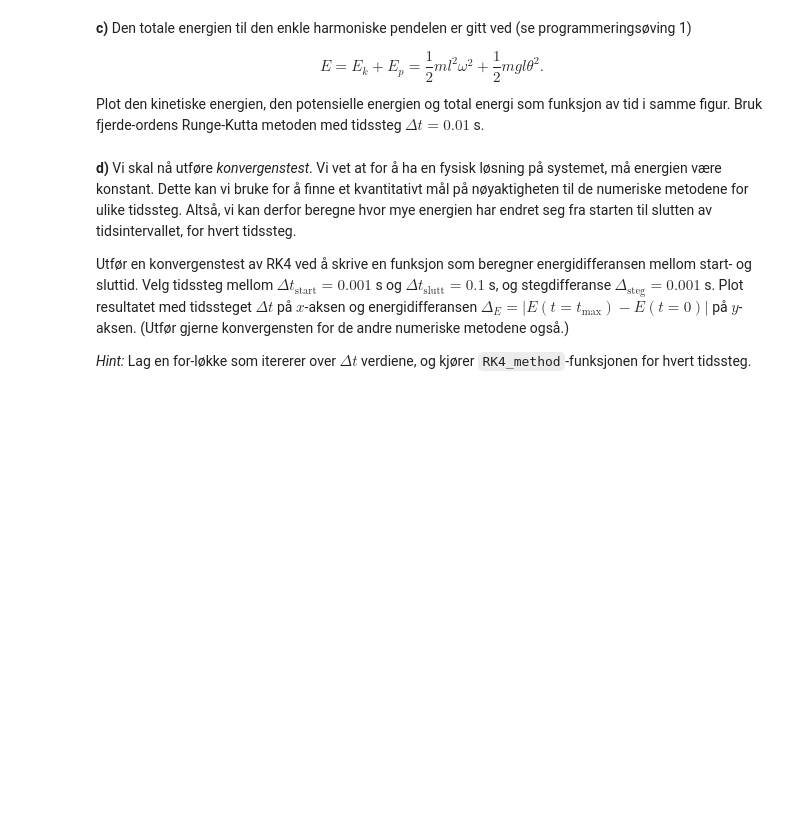
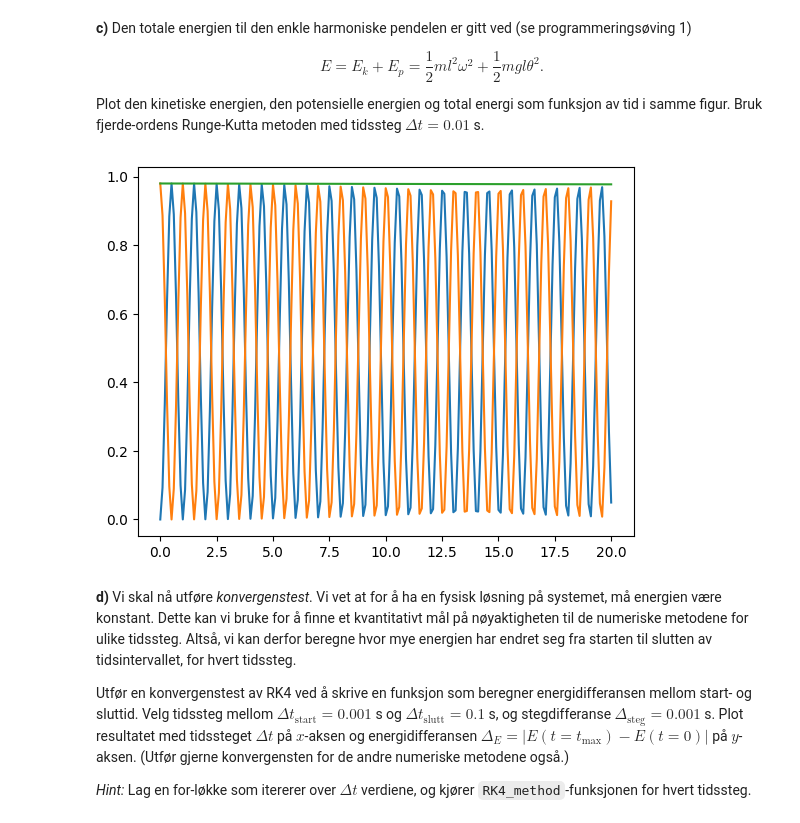
Before and after one commit to villi02/TFY4163-Bolgefysikk-og-fluidmekanikk, a Jupyter notebook: Oving3.ipynb, the cells around one changed output. Cells and saved outputs as stored; diff of their text form; code cells hidden in the pictures; blank space fills up the shorter version.

```diff
--- a/Oving3.ipynb
+++ b/Oving3.ipynb
@@ -220,3 +218,25 @@ Plot den kinetiske energien, den potensielle energien og total energi som funksj
+# %%
+# SKRIV KODE HER
+def E_K(m, l, w):
+    return 0.5 * m * (l**2) * (w**2)
+
+def E_P(m, g, l, theta):
+    return 0.5 * m * g * l * theta**2
+
+def E_T(m, l, g, w, theta):
+    return E_K(m, l, w) + E_P(m, g, l, theta)
+# %%
+
+
+E_KIN = E_K(m, l, RK4_w)
+E_POT = E_P(m, g, l, RK4_theta)
+E_TOT = E_T(m, l, g, RK4_w, RK4_theta)
+plt.plot(RK4_t,E_KIN)
+plt.plot(RK4_t, E_POT)
+plt.plot(RK4_t, E_TOT)
+plt.show()
+# %% [output]
+[figure, added]
 # %% [markdown]
 **d)** Vi skal nå utføre *konvergenstest*. Vi vet at for å ha en fysisk løsning på systemet, må energien være konstant. Dette kan vi bruke for å finne et kvantitativt mål på nøyaktigheten til de numeriske metodene for ulike tidssteg. Altså, vi kan derfor beregne hvor mye energien har endret seg fra starten til slutten av tidsintervallet, for hvert tidssteg.
 
```
Also changed, not shown: parts of 1 cell of this notebook.
